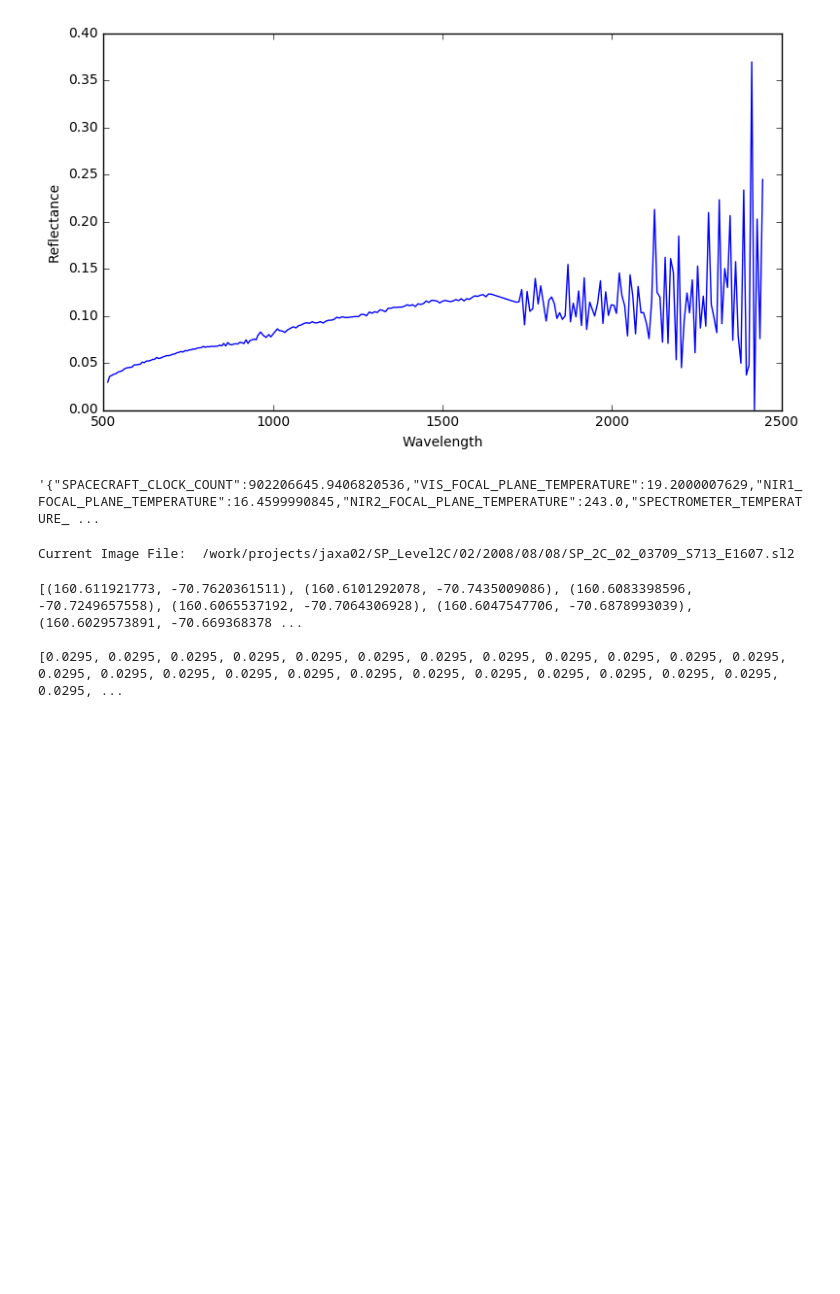
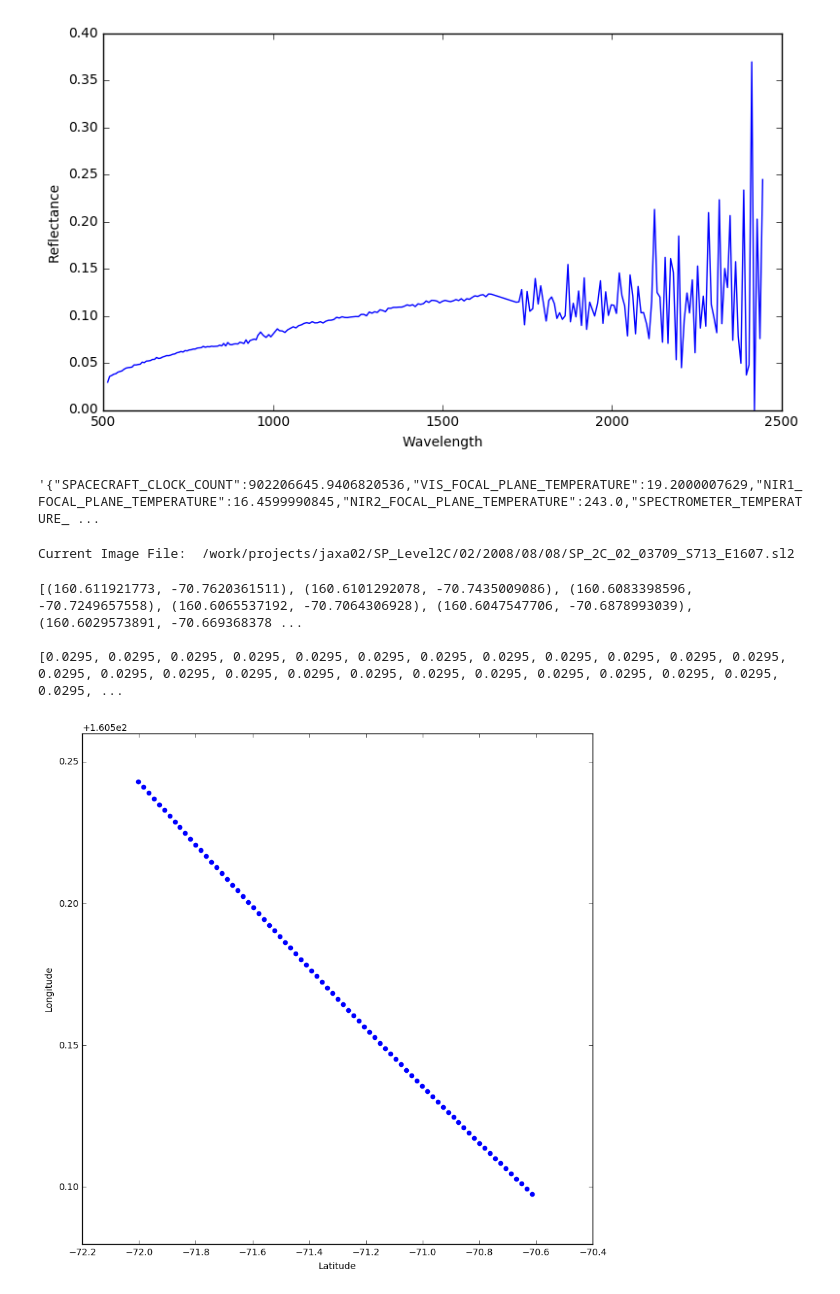
Before and after one commit to TeamSelene/BigDataVisualization, a Jupyter notebook: Notebooks/query_data.ipynb, the cells around one changed output. Drawn from its saved outputs; the diff is of its cells as text; code cells hidden in the pictures; blank space fills up the shorter version.

```diff
--- a/Notebooks/query_data.ipynb
+++ b/Notebooks/query_data.ipynb
@@ -13,7 +11,7 @@ print("Authentatied:", client.spectral_profiler.authenticate('kelvin', 'Otacon11
 Authentatied: True
 # %%
 spot_collection = client.spectral_profiler.spot_data
-spot_data = spot_collection.find()
+spot_data = spot_collection.find_one()
 
 # The REF data is stored as a string, so form a string assigning it as if it were a literal
 # then call `exec` ro run the code, probably not the best method, but it works
@@ -74,3 +71,15 @@ print(ref_list, '\n')
 [(160.611921773, -70.7620361511), (160.6101292078, -70.7435009086), (160.6083398596, -70.7249657558), (160.6065537192, -70.7064306928), (160.6047547706, -70.6878993039), (160.6029573891, -70.669368378 ...
 
 [0.0295, 0.0295, 0.0295, 0.0295, 0.0295, 0.0295, 0.0295, 0.0295, 0.0295, 0.0295, 0.0295, 0.0295, 0.0295, 0.0295, 0.0295, 0.0295, 0.0295, 0.0295, 0.0295, 0.0295, 0.0295, 0.0295, 0.0295, 0.0295, 0.0295, ...
+# %%
+import numpy
+
+plt.figure(figsize=(10,10))
+
+for point in point_list:
+    plt.scatter(x=point[1], y=point[0], color='b')
+plt.xlabel('Latitude')
+plt.ylabel('Longitude')
+plt.show()
+# %% [output]
+[figure, added]
```
Also changed, not shown: parts of 2 cells of this notebook.
